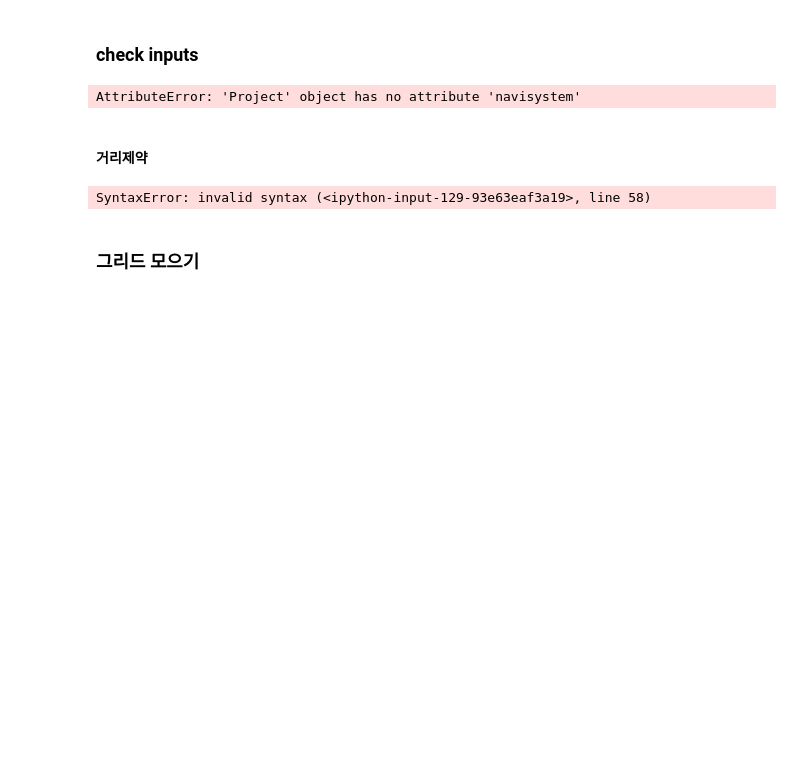
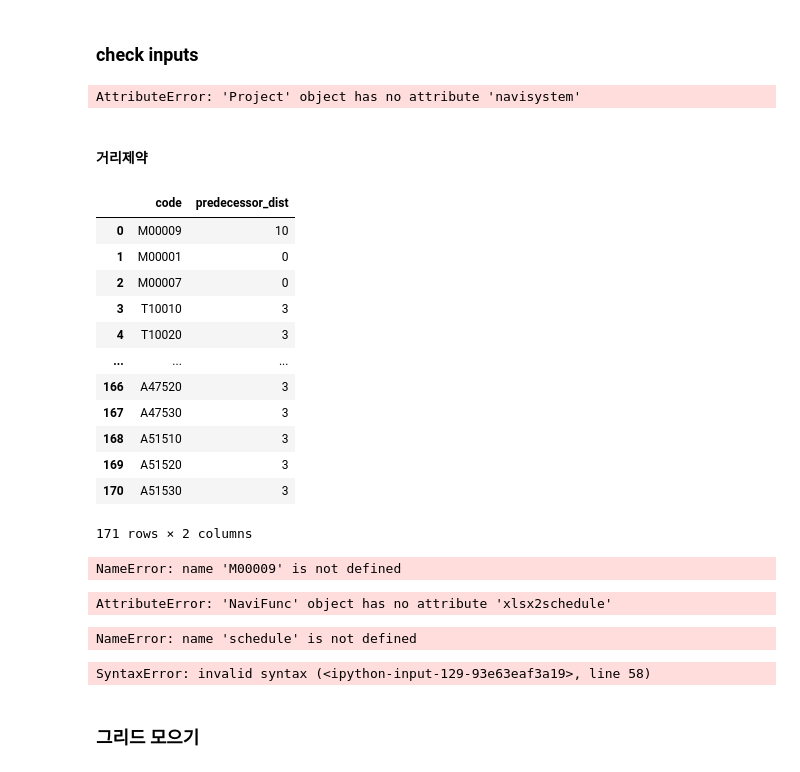
Before and after one commit to blank54/navi, a Jupyter notebook: act_pred_completion.ipynb, the cells around one changed output. Drawn from its saved outputs; the diff is of its cells as text; code cells hidden in the pictures; blank space fills up the shorter version.

```diff
--- a/act_pred_completion.ipynb
+++ b/act_pred_completion.ipynb
@@ -765,6 +775,54 @@ print(project.activities)
 AttributeError: 'Project' object has no attribute 'navisystem'
 # %% [markdown]
 #### 거리제약
+# %%
+activity_pre_dist = os.path.sep.join(('activity_pre_dist.xlsx'))
+activity_pre_dist = pd.read_excel(navipath.activity_pre_dist)
+# %%
+activity_pre_dist
+# %% [output]
+|  | code | predecessor_dist |
+| 0 | M00009 | 10 |
+| 1 | M00001 | 0 |
+| 2 | M00007 | 0 |
+| 3 | T10010 | 3 |
+| 4 | T10020 | 3 |
+| ... | ... | ... |
+| 166 | A47520 | 3 |
+| 167 | A47530 | 3 |
+| 168 | A51510 | 3 |
+| 169 | A51520 | 3 |
+| 170 | A51530 | 3 |
+171 rows × 2 columns
+# %%
+tmp = {}
+for _, line in activity_pre_dist.iterrows():
+#    print(line)
+
+#    print(line['code'])
+#    print(line['predecessor_dist'])
+
+    tmp[line['code']] = line['predecessor_dist']
+# %% [output]
+NameError: name 'M00009' is not defined
+# %%
+import sys
+sys.path.append('C;/')
+from naviutil import NaviFunc
+navifunc = NaviFunc()
+
+schedule = navifunc.xlsx2schedule('D:/cns/navi-master/navi/schedule/schedule_N-05_structure_C-updated_I-000.xlsx')
+# %% [output]
+AttributeError: 'NaviFunc' object has no attribute 'xlsx2schedule'
+# %%
+from na
+for location in schedule:
+    for day in schedule[location]:
+        activity_code = schedule[location][day]
+
+        print(tmp[activity_code])
+# %% [output]
+NameError: name 'schedule' is not defined
 # %%
 #update schedule파일을 가져온다
 #def load_project(case_num):
```
Also changed, not shown: parts of 6 cells of this notebook, 2 other files.
